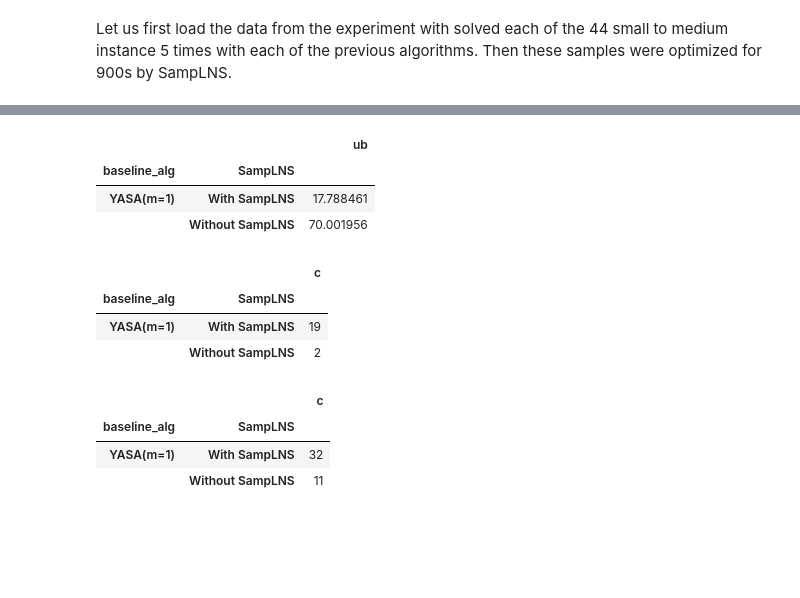
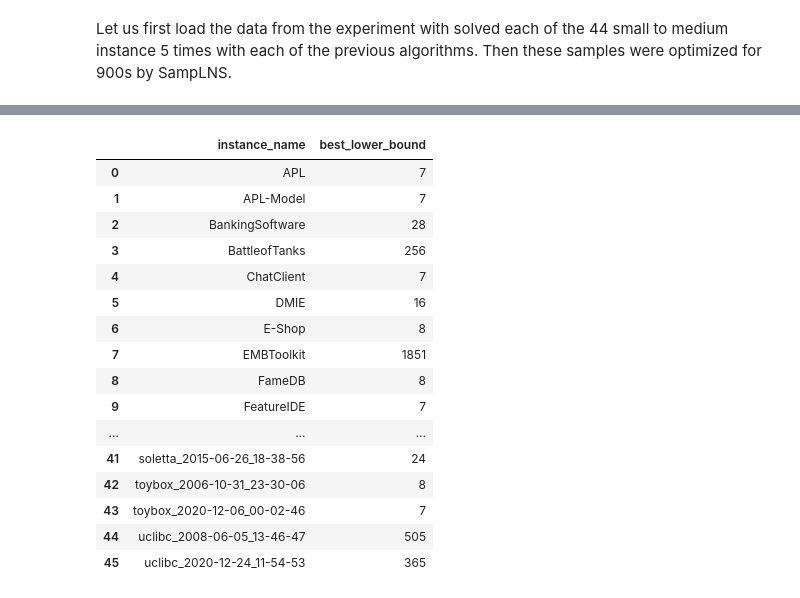
Before and after one commit to tubs-alg/SampLNS, a Jupyter notebook: evaluation/04_based_on_yasa/07_lower_bound_gap.ipynb, the cells around one changed output, grey strips where cells are left out. Saved outputs shown, nothing was run; the diff lists cells and outputs as text; code cells hidden in the pictures; blank space fills up the shorter version.

```diff
--- a/evaluation/04_based_on_yasa/07_lower_bound_gap.ipynb
+++ b/evaluation/04_based_on_yasa/07_lower_bound_gap.ipynb
@@ -184,35 +8,0 @@ plt.show()
-# %%
-t[t["instance"].isin(instances_intersection)].groupby(["baseline_alg", "SampLNS"])[
-    ["ub"]
-].mean()
-# %% [output]
-|  |  | ub |
-| baseline_alg | SampLNS |  |
-| YASA(m=1) | With SampLNS | 17.788461 |
-|  | Without SampLNS | 70.001956 |
-# %%
-t_ = (
-    t[t["instance"].isin(instances_intersection)]
-    .groupby(["instance", "baseline_alg", "SampLNS"])[["ub"]]
-    .mean()
-)
-t_["c"] = t_["ub"] == 0.0
-t_.reset_index().groupby(["baseline_alg", "SampLNS"])[["c"]].sum()
-# %% [output]
-|  |  | c |
-| baseline_alg | SampLNS |  |
-| YASA(m=1) | With SampLNS | 19 |
-|  | Without SampLNS | 2 |
-# %%
-t_ = (
-    t[t["instance"].isin(instances_intersection)]
-    .groupby(["instance", "baseline_alg", "SampLNS"])[["ub"]]
-    .mean()
-)
-t_["c"] = t_["ub"] <= 20.0
-t_.reset_index().groupby(["baseline_alg", "SampLNS"])[["c"]].sum()
-# %% [output]
-|  |  | c |
-| baseline_alg | SampLNS |  |
-| YASA(m=1) | With SampLNS | 32 |
-|  | Without SampLNS | 11 |
@@ -218,0 +12,21 @@ t_.reset_index().groupby(["baseline_alg", "SampLNS"])[["c"]].sum()
+# %%
+best_lower_bound = samplns_data.groupby(["instance_name"])["lower_bound"].max().reset_index().rename(columns={"lower_bound": "best_lower_bound"})
+best_lower_bound
+# %% [output]
+|  | instance_name | best_lower_bound |
+| 0 | APL | 7 |
+| 1 | APL-Model | 7 |
+| 2 | BankingSoftware | 28 |
+| 3 | BattleofTanks | 256 |
+| 4 | ChatClient | 7 |
+| 5 | DMIE | 16 |
+| 6 | E-Shop | 8 |
+| 7 | EMBToolkit | 1851 |
+| 8 | FameDB | 8 |
+| 9 | FeatureIDE | 7 |
+| ... | ... | ... |
+| 41 | soletta_2015-06-26_18-38-56 | 24 |
+| 42 | toybox_2006-10-31_23-30-06 | 8 |
+| 43 | toybox_2020-12-06_00-02-46 | 7 |
+| 44 | uclibc_2008-06-05_13-46-47 | 505 |
+| 45 | uclibc_2020-12-24_11-54-53 | 365 |
```
Also changed, not shown: parts of 14 cells of this notebook, 7 other files.
